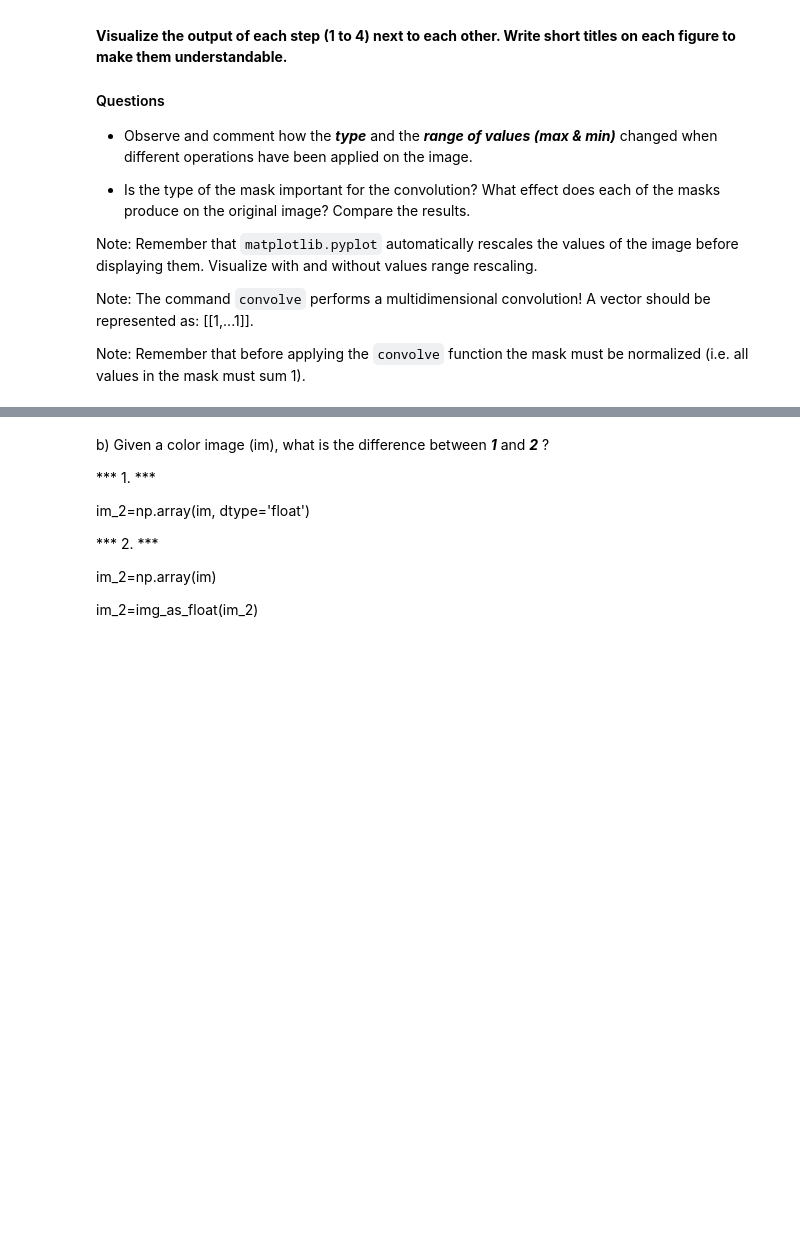
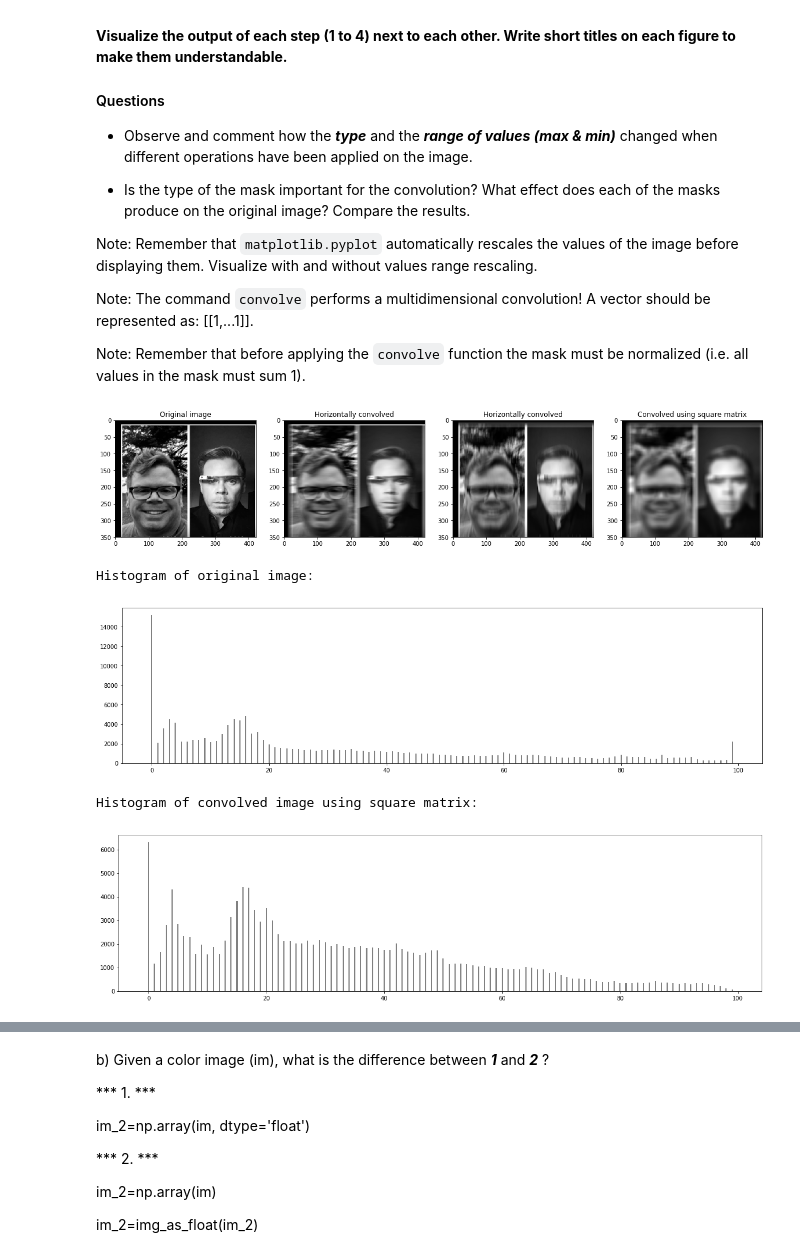
Before and after one commit to lousmontabes/Visio-Artificial, a Jupyter notebook: P2/p2_2018-2019_2solve.ipynb, the cells around one changed output, grey strips where cells are left out. Cells and saved outputs as stored; diff of their text form; code cells hidden in the pictures; blank space fills up the shorter version.

```diff
--- a/P2/p2_2018-2019_2solve.ipynb
+++ b/P2/p2_2018-2019_2solve.ipynb
@@ -163,3 +172,62 @@ Note: Remember that `matplotlib.pyplot` automatically rescales the values of the
 Note: The command `convolve` performs a multidimensional convolution! A vector should be represented as: [[1,...1]].
 
 Note: Remember that before applying the `convolve` function the mask must be normalized (i.e. all values in the mask must sum 1).
+# %%
+from scipy import ndimage
+
+# Convert face to grayscale
+face_gray = color.rgb2gray(face)
+
+# Define output images
+convolved_horizontal = face_gray.copy()
+convolved_vertical = face_gray.copy()
+convolved_square = face_gray.copy()
+
+# Define horizontal convolution mask
+mask_h1d = np.array([[1,1,1,1,1,1,1,1,1,1,1,1,1,1,1]], dtype="float")
+mask_h1d = mask_h1d / np.sum(mask_h1d)
+
+# Define square convolution mask
+mask_square = np.ones((15, 15))
+
+# Convolve image using our defined convolution mask
+ndimage.convolve(face_gray, mask_h1d, output = convolved_horizontal)
+
+# Convolve image using transposed convolution mask
+ndimage.convolve(face_gray, mask_h1d.T, output = convolved_vertical)
+
+# Convolve image using 15x15 matrix
+ndimage.convolve(face_gray, mask_square, output = convolved_square)
+
+# Display images
+f, axarr = plt.subplots(ncols=4, nrows=1,figsize=(20,5))
+
+# Original
+axarr[0].imshow(face_gray, cmap = "gray")
+axarr[0].set_title('Original image')
+
+# Horizontally convolved
+axarr[1].imshow(convolved_horizontal, cmap = "gray")
+axarr[1].set_title('Horizontally convolved')
+
+# R channel
+axarr[2].imshow(convolved_vertical, cmap = "gray")
+axarr[2].set_title('Horizontally convolved')
+
+# G channel
+axarr[3].imshow(convolved_square, cmap = "gray")
+axarr[3].set_title('Convolved using square matrix')
+
+plt.show()
+
+print ("Histogram of original image:")
+show_histogram(face_gray, 100)
+
+print ("Histogram of convolved image using square matrix:")
+show_histogram(convolved_square, 100)
+# %% [output]
+[figure, added]
+Histogram of original image:
+[figure, added]
+Histogram of convolved image using square matrix:
+[figure, added]
```
Also changed, not shown: parts of 4 cells of this notebook.
